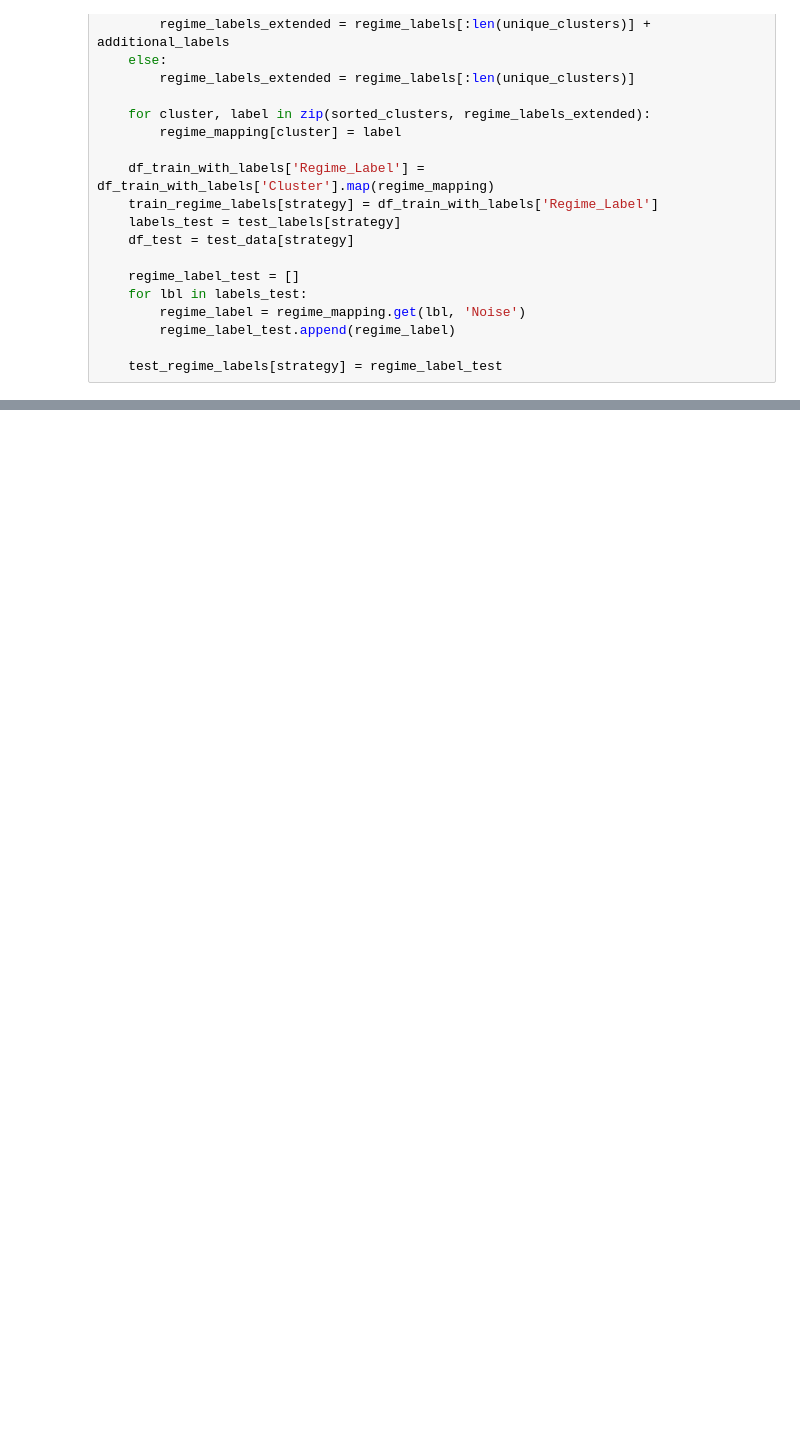
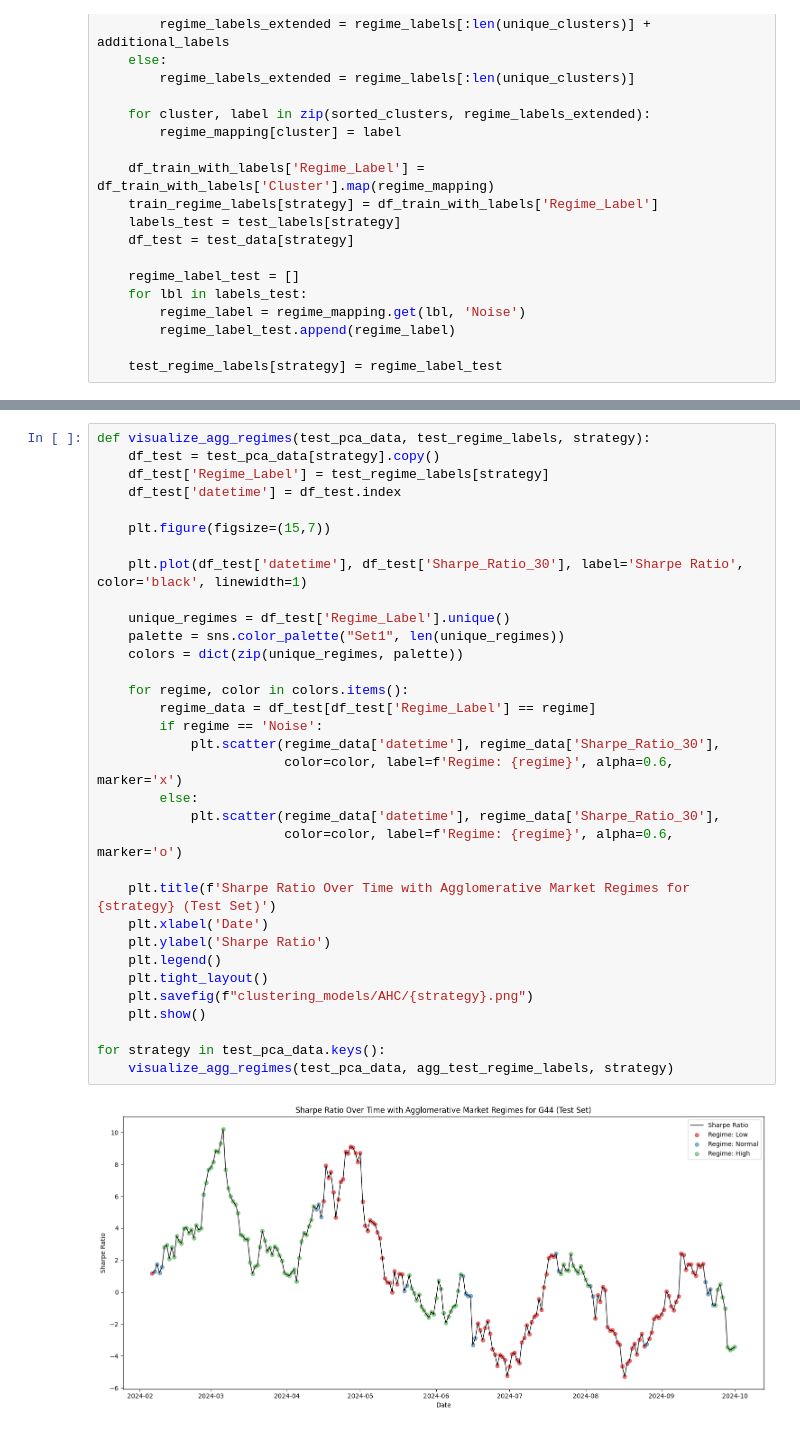
Before and after one commit to alemishch/trading_models, a Jupyter notebook: sharpe_modes.ipynb, the cells around one changed output, grey strips where cells are left out. Drawn from its saved outputs; the diff is of its cells as text; blank space fills up the shorter version.

```diff
--- a/sharpe_modes.ipynb
+++ b/sharpe_modes.ipynb
@@ -306,0 +538,35 @@ for strategy in test_data.keys():
+# %%
+def visualize_agg_regimes(test_pca_data, test_regime_labels, strategy):
+    df_test = test_pca_data[strategy].copy()
+    df_test['Regime_Label'] = test_regime_labels[strategy]
+    df_test['datetime'] = df_test.index
+
+    plt.figure(figsize=(15,7))
+
+    plt.plot(df_test['datetime'], df_test['Sharpe_Ratio_30'], label='Sharpe Ratio', color='black', linewidth=1)
+
+    unique_regimes = df_test['Regime_Label'].unique()
+    palette = sns.color_palette("Set1", len(unique_regimes))
+    colors = dict(zip(unique_regimes, palette))
+
+    for regime, color in colors.items():
+        regime_data = df_test[df_test['Regime_Label'] == regime]
+        if regime == 'Noise':
+            plt.scatter(regime_data['datetime'], regime_data['Sharpe_Ratio_30'],
+                        color=color, label=f'Regime: {regime}', alpha=0.6, marker='x')
+        else:
+            plt.scatter(regime_data['datetime'], regime_data['Sharpe_Ratio_30'],
+                        color=color, label=f'Regime: {regime}', alpha=0.6, marker='o')
+
+    plt.title(f'Sharpe Ratio Over Time with Agglomerative Market Regimes for {strategy} (Test Set)')
+    plt.xlabel('Date')
+    plt.ylabel('Sharpe Ratio')
+    plt.legend()
+    plt.tight_layout()
+    plt.savefig(f"clustering_models/AHC/{strategy}.png")
+    plt.show()
+
+for strategy in test_pca_data.keys():
+    visualize_agg_regimes(test_pca_data, agg_test_regime_labels, strategy)
+# %% [output]
+[figure, added]
```
Also changed, not shown: parts of 10 cells of this notebook, 28 other files.
